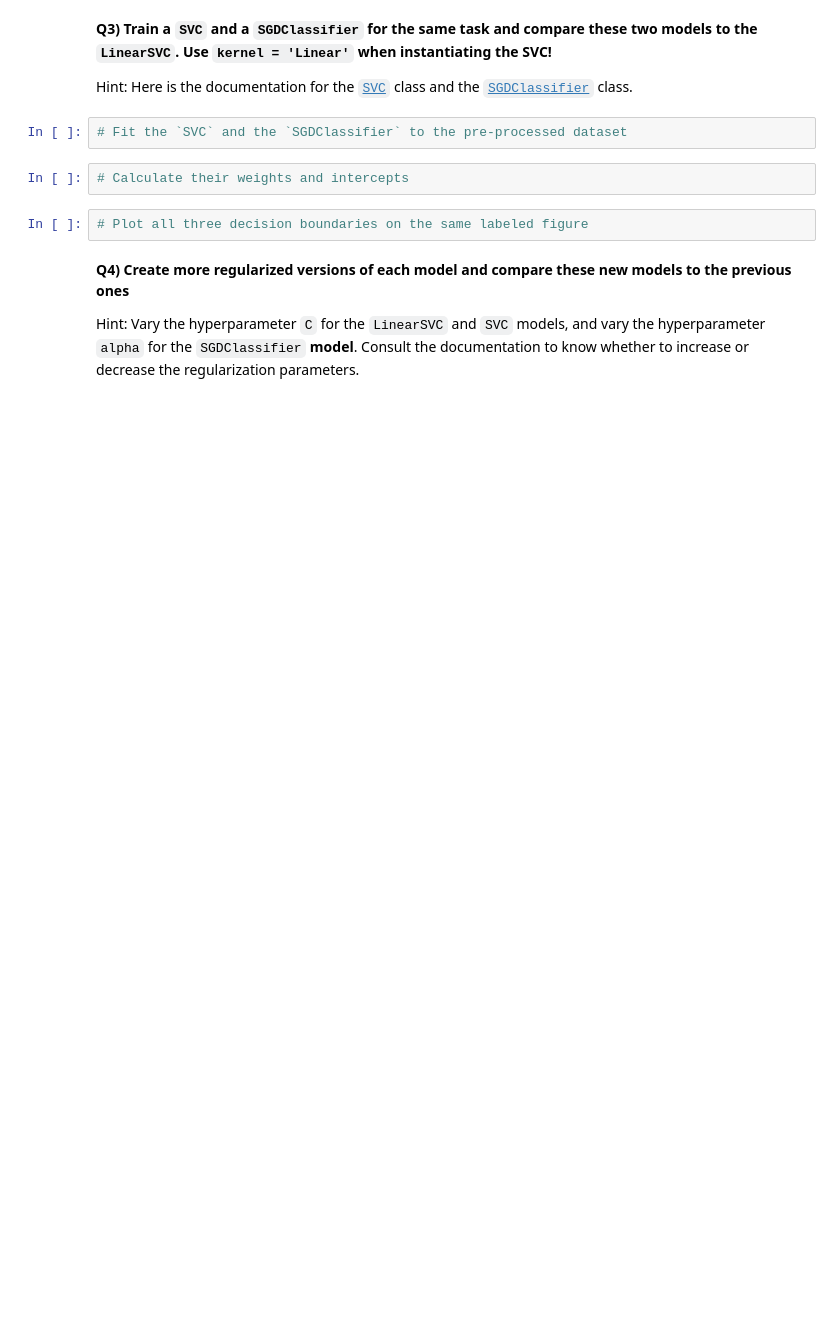
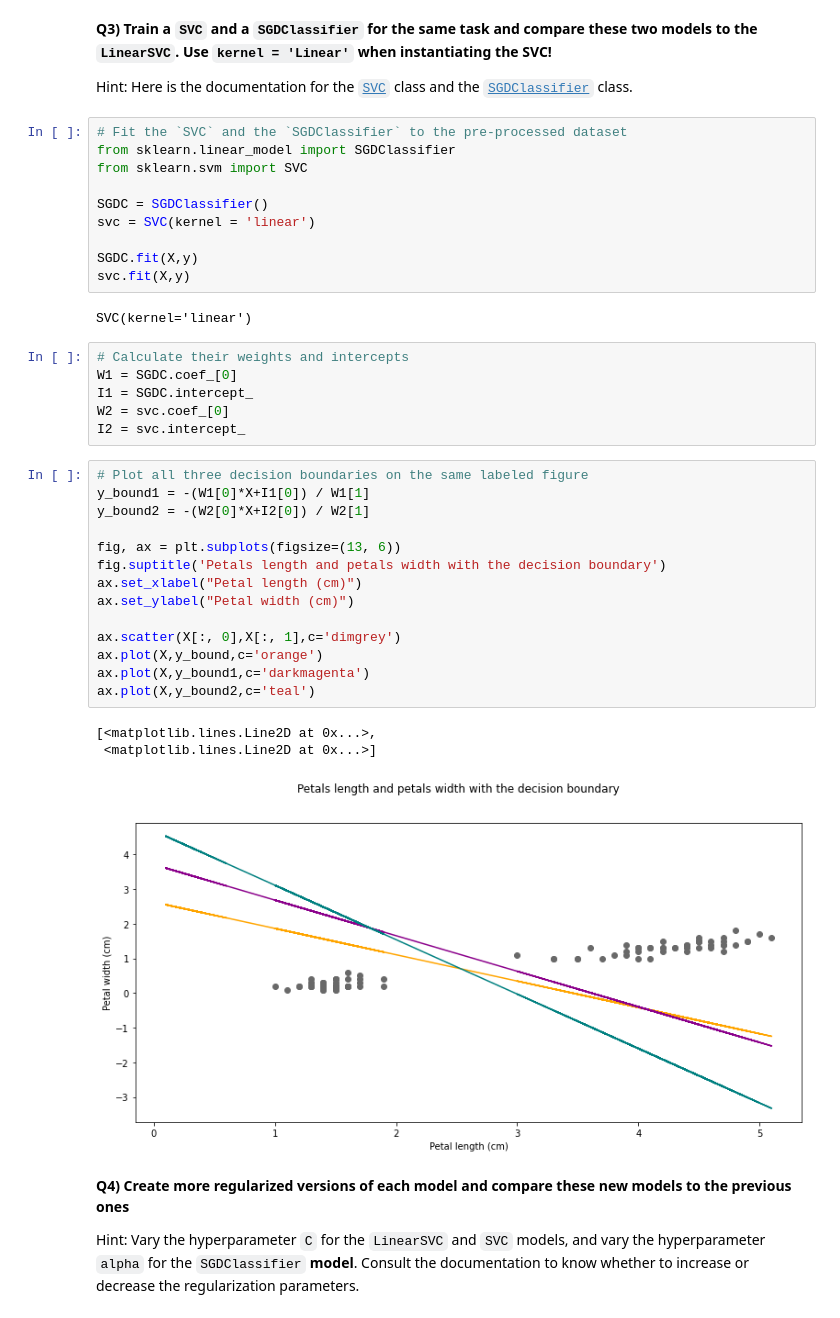
Before and after one commit to KeyvanDiba/2022_ML_Earth_Env_Sci, a Jupyter notebook: S3_1_SVM.ipynb, the cells around one changed output. Cells and saved outputs as stored; diff of their text form; blank space fills up the shorter version.

```diff
--- a/S3_1_SVM.ipynb
+++ b/S3_1_SVM.ipynb
@@ -83,10 +87,40 @@ Hint 2: Careful, if you normalize your inputs before feeding it to the SVM (e.g.
 Hint: Here is the documentation for the [`SVC`](https://scikit-learn.org/stable/modules/generated/sklearn.svm.SVC.html) class and the [`SGDClassifier`](https://scikit-learn.org/stable/modules/generated/sklearn.linear_model.SGDClassifier.html) class.
 # %%
 # Fit the `SVC` and the `SGDClassifier` to the pre-processed dataset
+from sklearn.linear_model import SGDClassifier
+from sklearn.svm import SVC
+
+SGDC = SGDClassifier()
+svc = SVC(kernel = 'linear')
+
+SGDC.fit(X,y)
+svc.fit(X,y)
+# %% [output]
+SVC(kernel='linear')
 # %%
 # Calculate their weights and intercepts
+W1 = SGDC.coef_[0]
+I1 = SGDC.intercept_
+W2 = svc.coef_[0]
+I2 = svc.intercept_
-# %%
-# Plot all three decision boundaries on the same labeled figure
+# %%
+# Plot all three decision boundaries on the same labeled figure
+y_bound1 = -(W1[0]*X+I1[0]) / W1[1]
+y_bound2 = -(W2[0]*X+I2[0]) / W2[1]
+
+fig, ax = plt.subplots(figsize=(13, 6))
+fig.suptitle('Petals length and petals width with the decision boundary')
+ax.set_xlabel("Petal length (cm)")
+ax.set_ylabel("Petal width (cm)")
+
+ax.scatter(X[:, 0],X[:, 1],c='dimgrey')
+ax.plot(X,y_bound,c='orange')
+ax.plot(X,y_bound1,c='darkmagenta')
+ax.plot(X,y_bound2,c='teal')
+# %% [output]
+[<matplotlib.lines.Line2D at 0x...>,
+ <matplotlib.lines.Line2D at 0x...>]
+[figure, added]
 # %% [markdown]
 **Q4) Create more regularized versions of each model and compare these new models to the previous ones**
 
```
Also changed, not shown: parts of 10 cells of this notebook.
